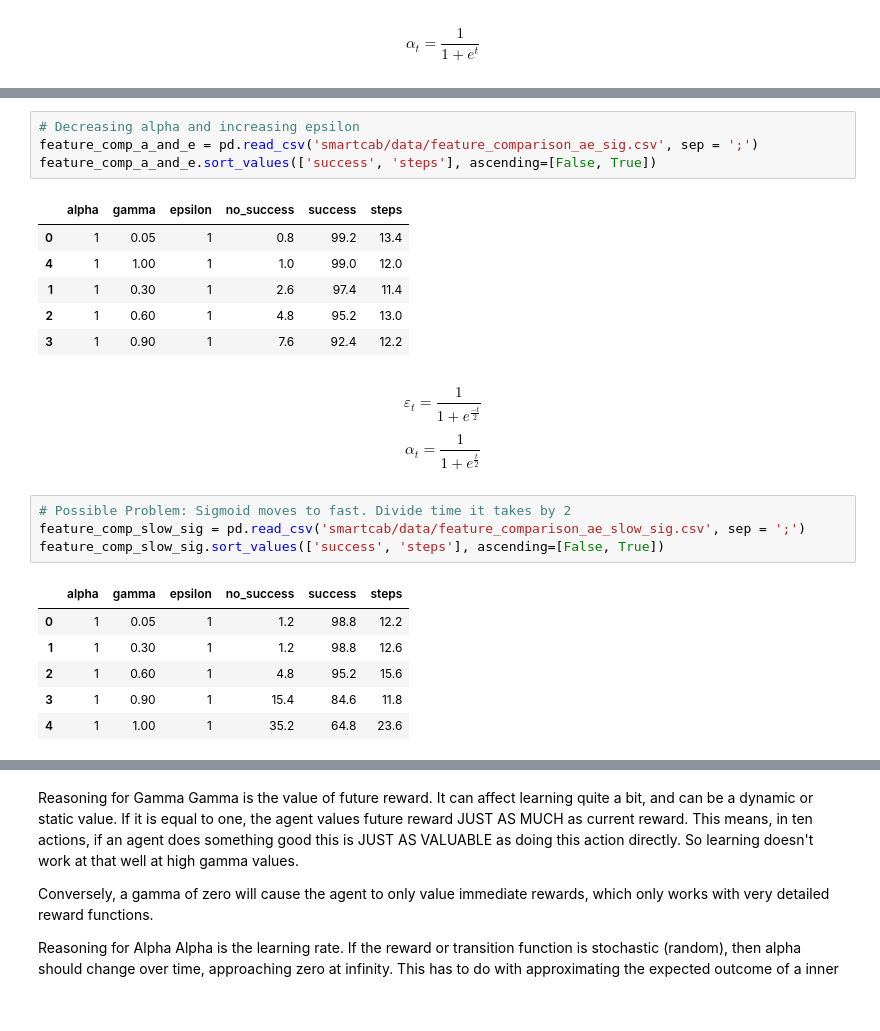
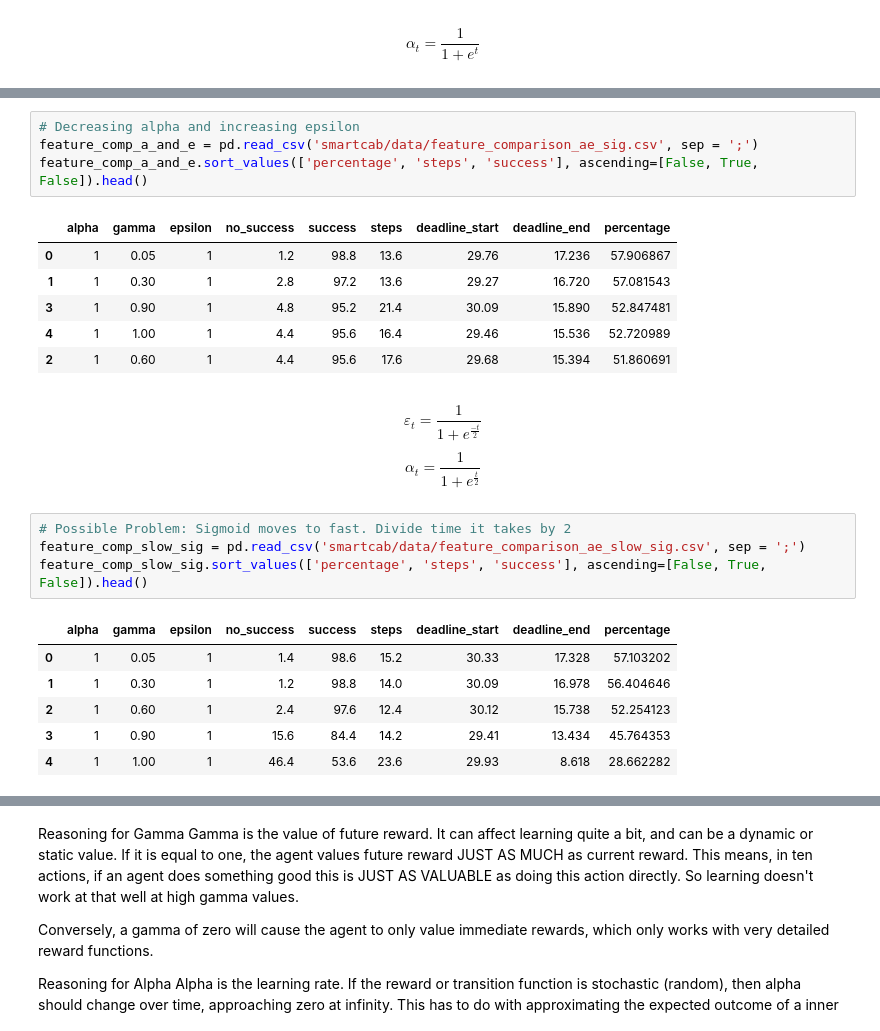
Before and after one commit to andirs/smartcab, a Jupyter notebook: SmartCabDocumentation.ipynb, the cells around one changed output, grey strips where cells are left out. Cells and saved outputs as stored; diff of their text form.

```diff
--- a/SmartCabDocumentation.ipynb
+++ b/SmartCabDocumentation.ipynb
@@ -424,25 +427,25 @@ $$ α_{t} = \frac{1}{1 + e^{t}} $$
 # %%
 # Decreasing alpha and increasing epsilon
 feature_comp_a_and_e = pd.read_csv('smartcab/data/feature_comparison_ae_sig.csv', sep = ';')
-feature_comp_a_and_e.sort_values(['success', 'steps'], ascending=[False, True])
+feature_comp_a_and_e.sort_values(['percentage', 'steps', 'success'], ascending=[False, True, False]).head()
 # %% [output]
-|  | alpha | gamma | epsilon | no_success | success | steps |
-| 0 | 1 | 0.05 | 1 | 0.8 | 99.2 | 13.4 |
-| 4 | 1 | 1.00 | 1 | 1.0 | 99.0 | 12.0 |
-| 1 | 1 | 0.30 | 1 | 2.6 | 97.4 | 11.4 |
-| 2 | 1 | 0.60 | 1 | 4.8 | 95.2 | 13.0 |
-| 3 | 1 | 0.90 | 1 | 7.6 | 92.4 | 12.2 |
+|  | alpha | gamma | epsilon | no_success | success | steps | deadline_start | deadline_end | percentage |
+| 0 | 1 | 0.05 | 1 | 1.2 | 98.8 | 13.6 | 29.76 | 17.236 | 57.906867 |
+| 1 | 1 | 0.30 | 1 | 2.8 | 97.2 | 13.6 | 29.27 | 16.720 | 57.081543 |
+| 3 | 1 | 0.90 | 1 | 4.8 | 95.2 | 21.4 | 30.09 | 15.890 | 52.847481 |
+| 4 | 1 | 1.00 | 1 | 4.4 | 95.6 | 16.4 | 29.46 | 15.536 | 52.720989 |
+| 2 | 1 | 0.60 | 1 | 4.4 | 95.6 | 17.6 | 29.68 | 15.394 | 51.860691 |
 # %% [markdown]
 $$ ε_{t} = \frac{1}{1 + e^{\frac{-t}{2}}} $$
 $$ α_{t} = \frac{1}{1 + e^{\frac{t}{2}}} $$
 # %%
 # Possible Problem: Sigmoid moves to fast. Divide time it takes by 2
 feature_comp_slow_sig = pd.read_csv('smartcab/data/feature_comparison_ae_slow_sig.csv', sep = ';')
-feature_comp_slow_sig.sort_values(['success', 'steps'], ascending=[False, True])
+feature_comp_slow_sig.sort_values(['percentage', 'steps', 'success'], ascending=[False, True, False]).head()
 # %% [output]
-|  | alpha | gamma | epsilon | no_success | success | steps |
-| 0 | 1 | 0.05 | 1 | 1.2 | 98.8 | 12.2 |
-| 1 | 1 | 0.30 | 1 | 1.2 | 98.8 | 12.6 |
-| 2 | 1 | 0.60 | 1 | 4.8 | 95.2 | 15.6 |
-| 3 | 1 | 0.90 | 1 | 15.4 | 84.6 | 11.8 |
-| 4 | 1 | 1.00 | 1 | 35.2 | 64.8 | 23.6 |
+|  | alpha | gamma | epsilon | no_success | success | steps | deadline_start | deadline_end | percentage |
+| 0 | 1 | 0.05 | 1 | 1.4 | 98.6 | 15.2 | 30.33 | 17.328 | 57.103202 |
+| 1 | 1 | 0.30 | 1 | 1.2 | 98.8 | 14.0 | 30.09 | 16.978 | 56.404646 |
+| 2 | 1 | 0.60 | 1 | 2.4 | 97.6 | 12.4 | 30.12 | 15.738 | 52.254123 |
+| 3 | 1 | 0.90 | 1 | 15.6 | 84.4 | 14.2 | 29.41 | 13.434 | 45.764353 |
+| 4 | 1 | 1.00 | 1 | 46.4 | 53.6 | 23.6 | 29.93 | 8.618 | 28.662282 |
```
Also changed, not shown: parts of 7 cells of this notebook, 21 other files.
